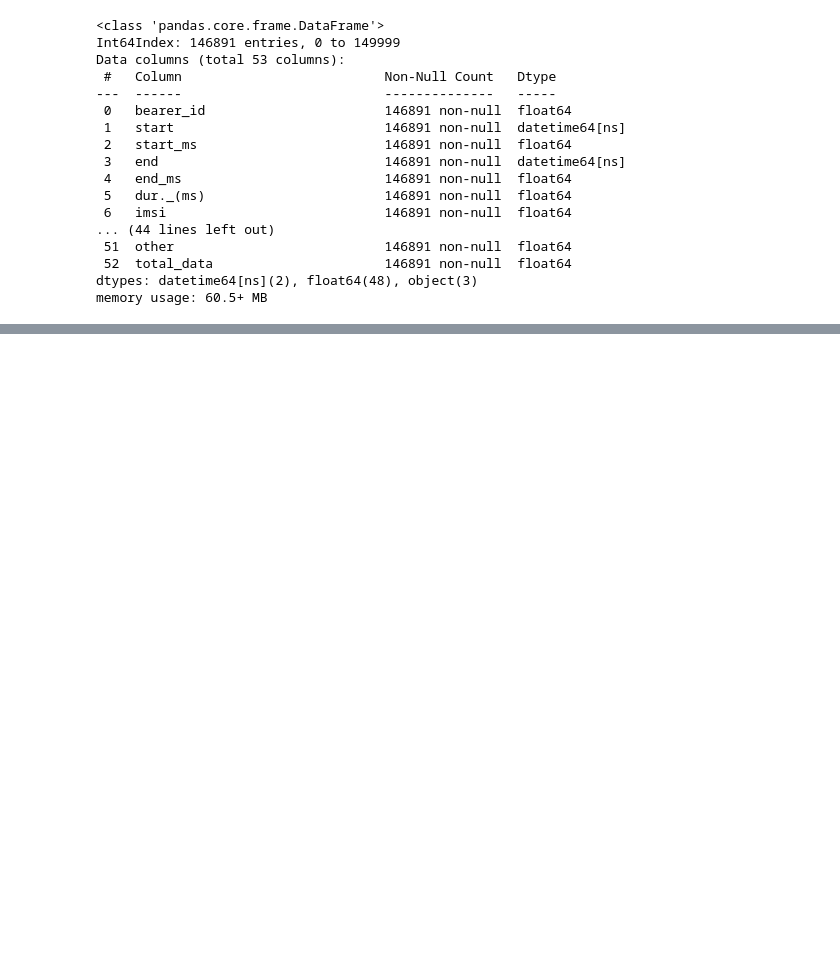
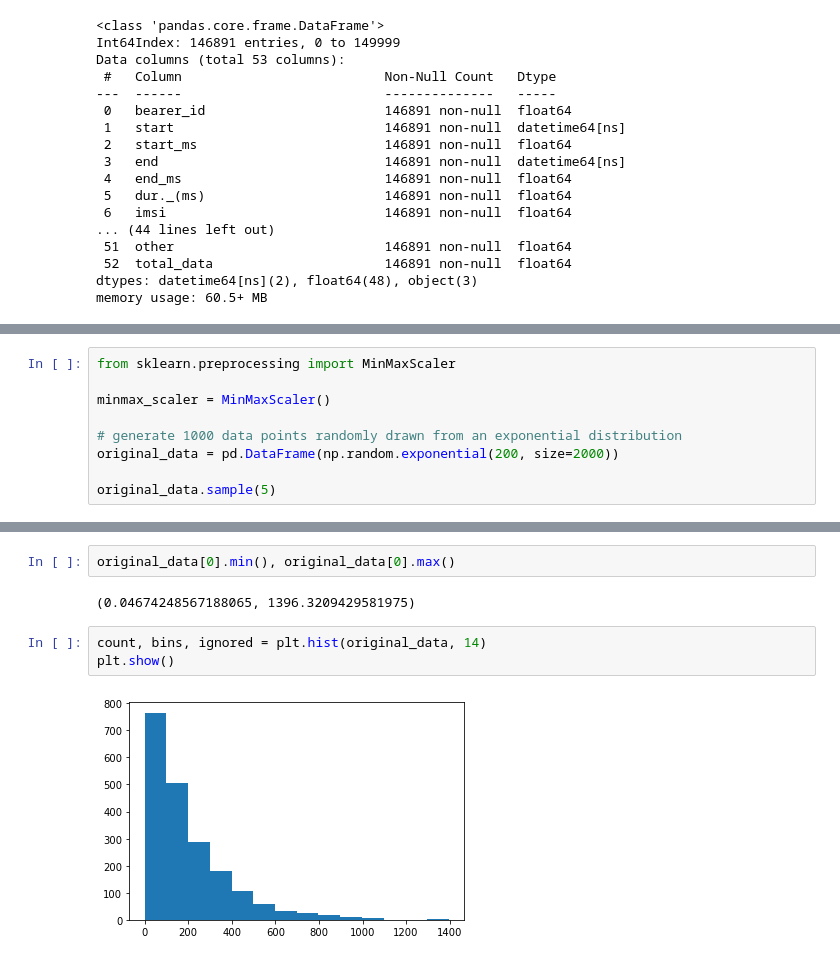
Before and after one commit to Desmondonam/telecom-analysis, a Jupyter notebook: Notebooks/Overview analysis.ipynb, the cells around one changed output, grey strips where cells are left out. Saved outputs shown, nothing was run; the diff lists cells and outputs as text; blank space fills up the shorter version.

```diff
--- a/Notebooks/Overview analysis.ipynb
+++ b/Notebooks/Overview analysis.ipynb
@@ -396,0 +401,9 @@ memory usage: 60.5+ MB
+# %%
+from sklearn.preprocessing import MinMaxScaler
+
+minmax_scaler = MinMaxScaler()
+
+# generate 1000 data points randomly drawn from an exponential distribution
+original_data = pd.DataFrame(np.random.exponential(200, size=2000))
+
+original_data.sample(5)
@@ -396,0 +417,9 @@ memory usage: 60.5+ MB
+# %%
+original_data[0].min(), original_data[0].max()
+# %% [output]
+(0.04674248567188065, 1396.3209429581975)
+# %%
+count, bins, ignored = plt.hist(original_data, 14)
+plt.show()
+# %% [output]
+[figure, added]
```
Also changed, not shown: parts of 20 cells of this notebook.
